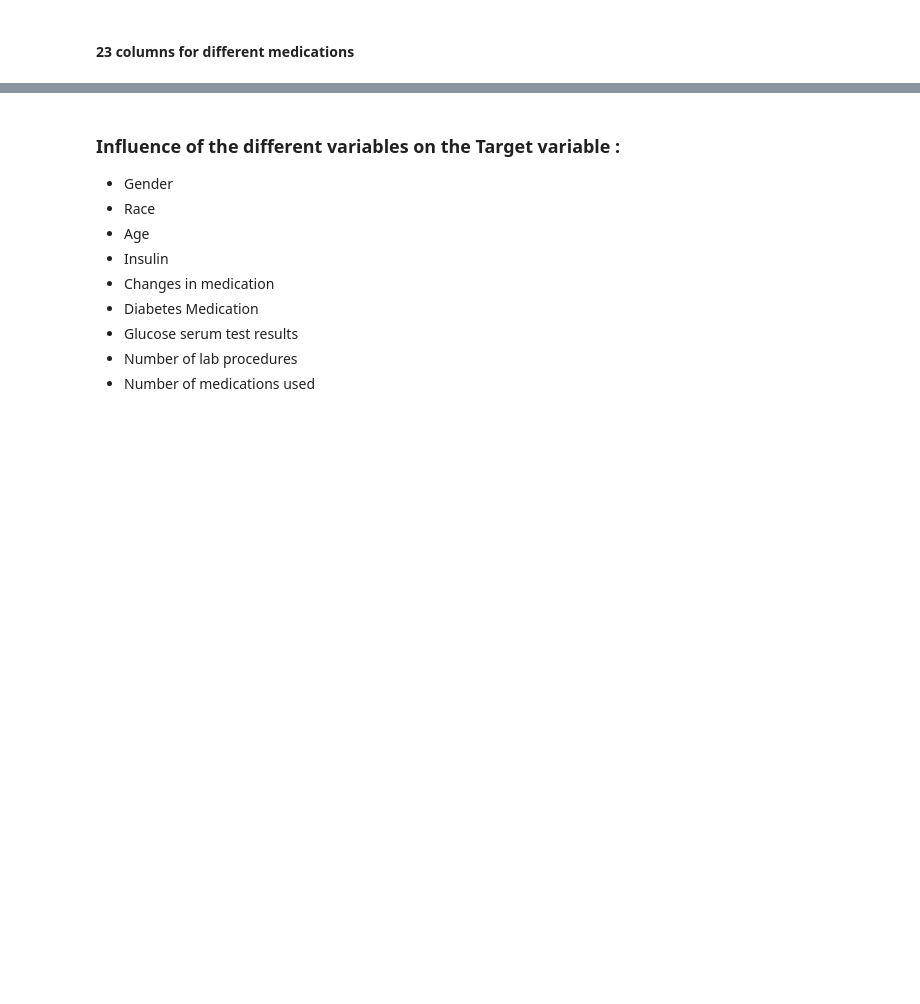
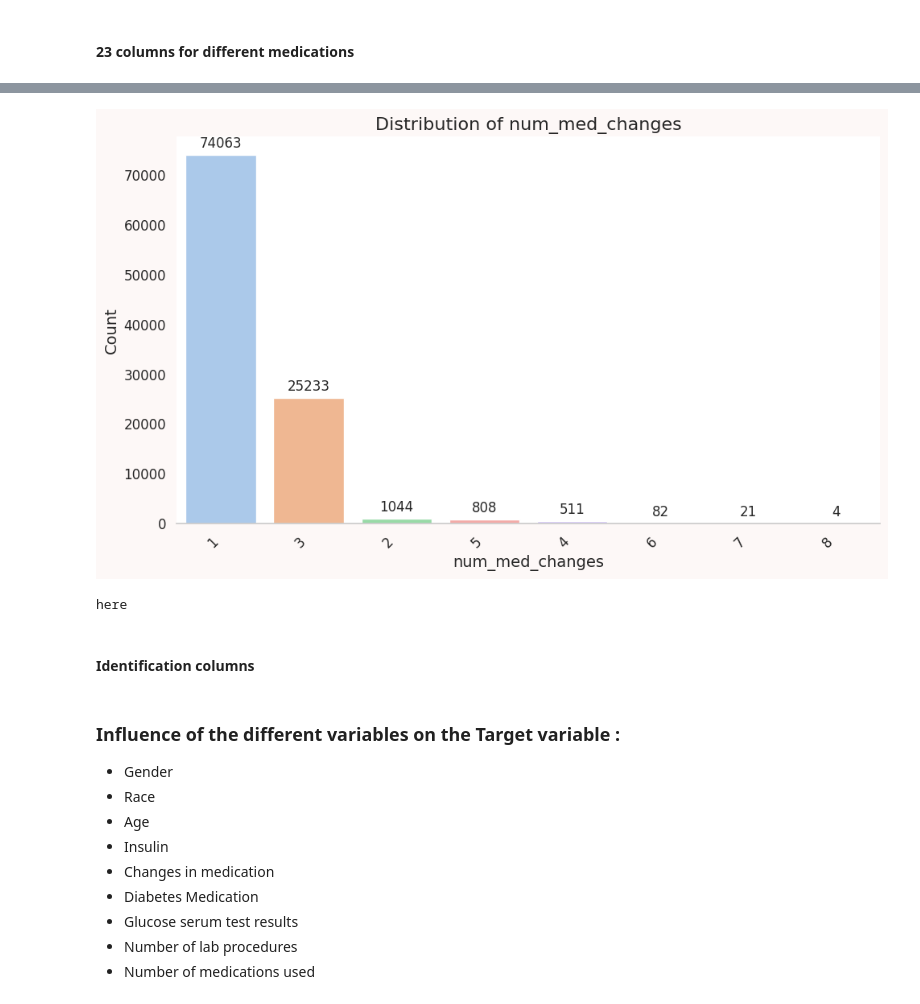
Before and after one commit to AliMO77/DMAKD, a Jupyter notebook: Diabetes.ipynb, the cells around one changed output, grey strips where cells are left out. Saved outputs shown, nothing was run; the diff lists cells and outputs as text; code cells hidden in the pictures; blank space fills up the shorter version.

```diff
--- a/Diabetes.ipynb
+++ b/Diabetes.ipynb
@@ -511,3 +535,11 @@ TypeError: unsupported operand type(s) for -: 'str' and 'str'
+# %%
+plot_feature_distribution(raw_data,'num_med_changes')
+#cop['num_med_changes']
+# %% [output]
+[figure, added]
+here
+# %% [markdown]
+#### Identification columns
 # %% [markdown]
 ### Influence of the different variables on the Target variable :
 
```
Also changed, not shown: parts of 12 cells of this notebook.
